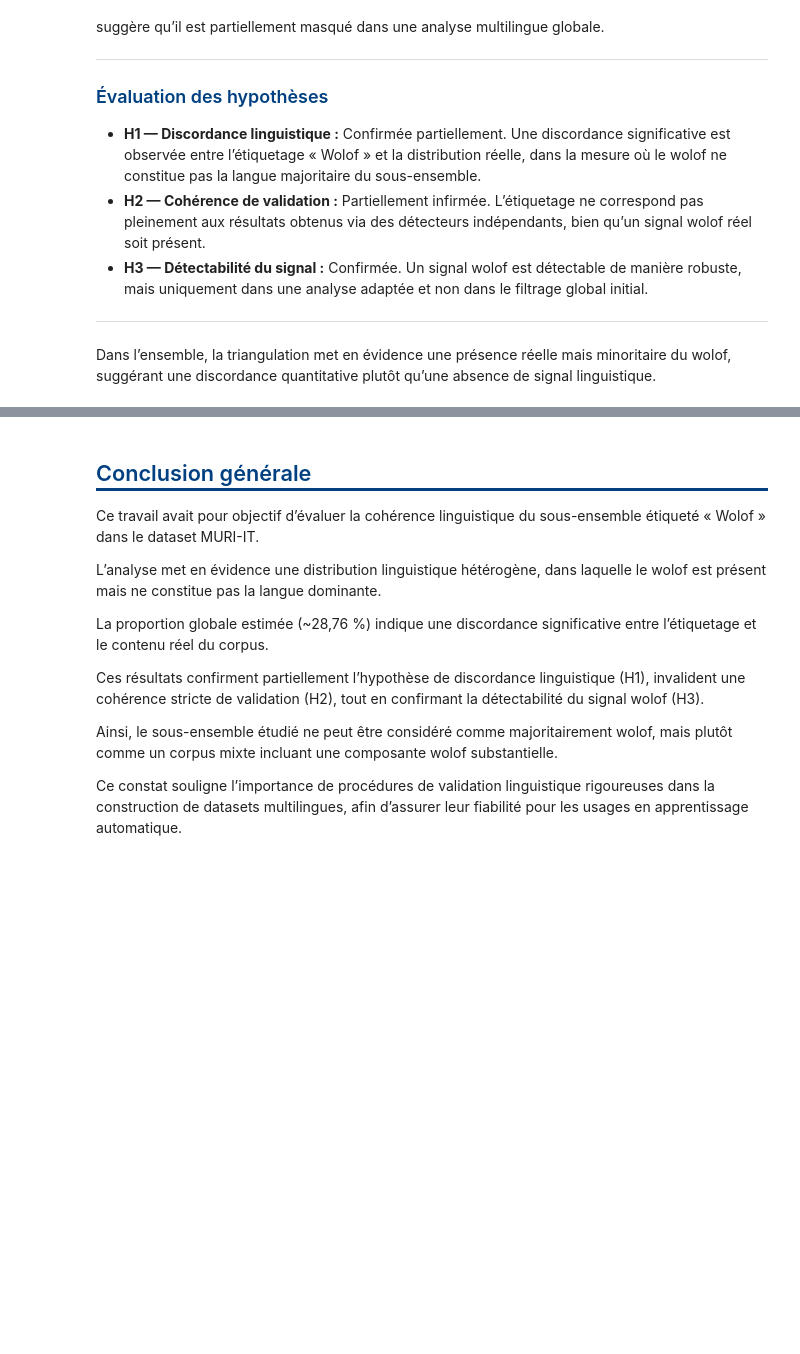
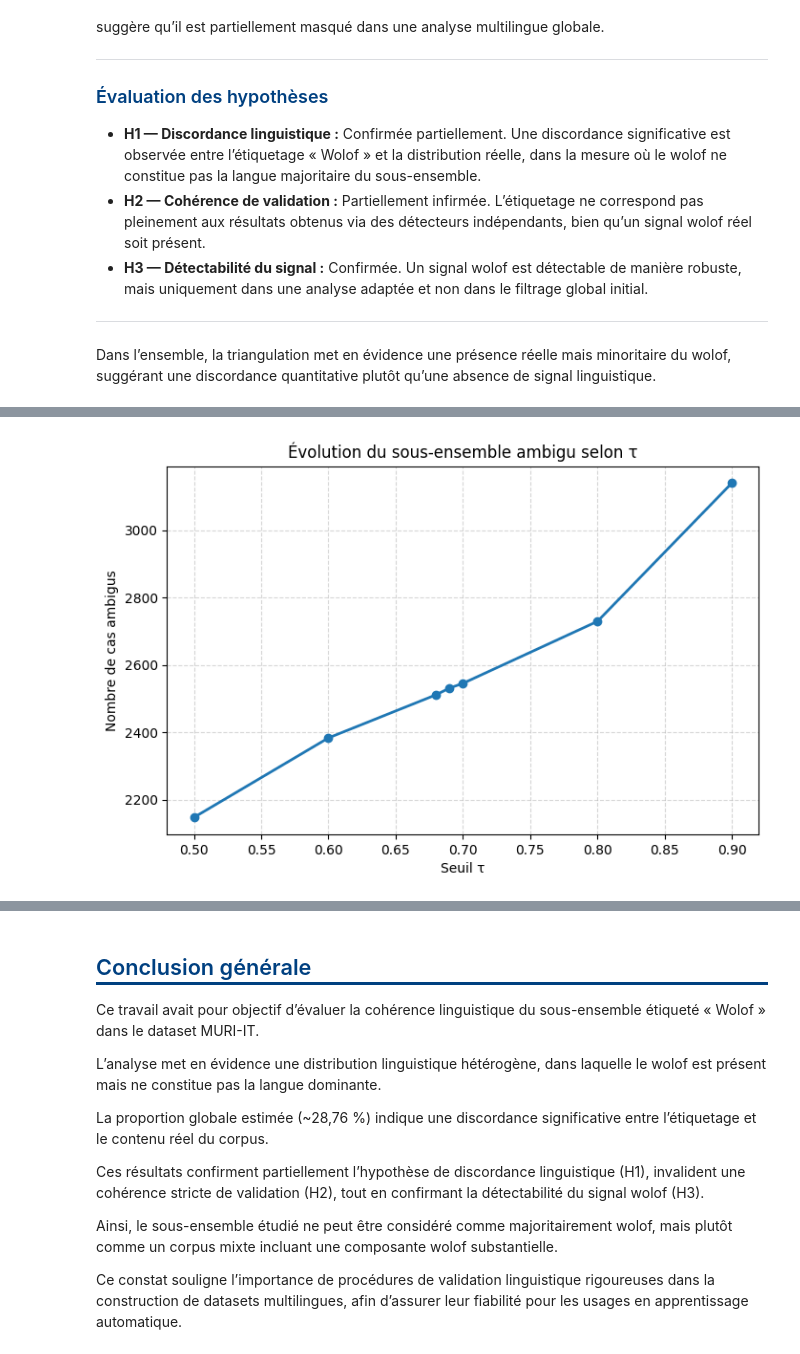
Before and after one commit to MaDi-12/linguistic-validation-low-resource-datasets, a Jupyter notebook: Audit_Linguistique_du_Sous_ensemble_Wolof_de_MURI_IT.ipynb, the cells around one changed output, grey strips where cells are left out. Saved outputs shown, nothing was run; the diff lists cells and outputs as text; code cells hidden in the pictures; blank space fills up the shorter version.

```diff
--- a/Audit_Linguistique_du_Sous_ensemble_Wolof_de_MURI_IT.ipynb
+++ b/Audit_Linguistique_du_Sous_ensemble_Wolof_de_MURI_IT.ipynb
@@ -1143,0 +1413,26 @@ plutôt qu’une absence de signal linguistique.
+# %%
+# ===============================
+# Visualisation — Taille des cas ambigus
+# ===============================
+
+plt.figure(figsize=(8,5))
+
+plt.plot(
+    df_sensitivity["τ"],
+    df_sensitivity["Cas ambigus"],
+    marker="o",
+    linewidth=2
+)
+
+plt.xlabel("Seuil τ")
+plt.ylabel("Nombre de cas ambigus")
+
+plt.title(
+    "Évolution du sous-ensemble ambigu selon τ"
+)
+
+plt.grid(True, linestyle="--", alpha=0.5)
+
+plt.show()
+# %% [output]
+[figure, added]
```
Also changed, not shown: parts of 22 cells of this notebook.
